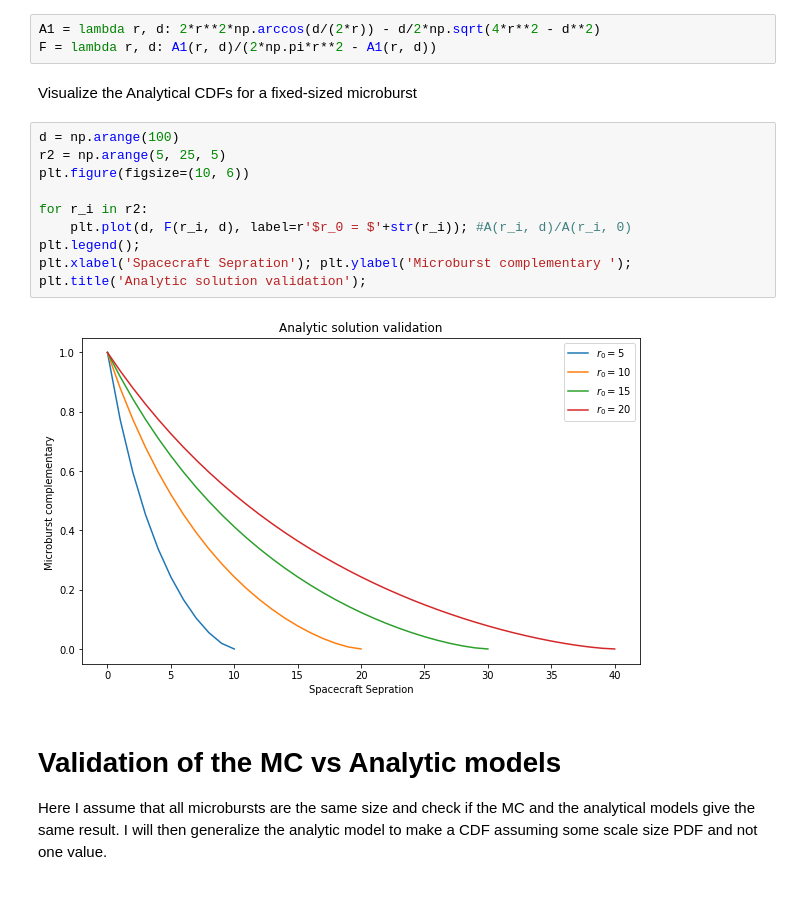
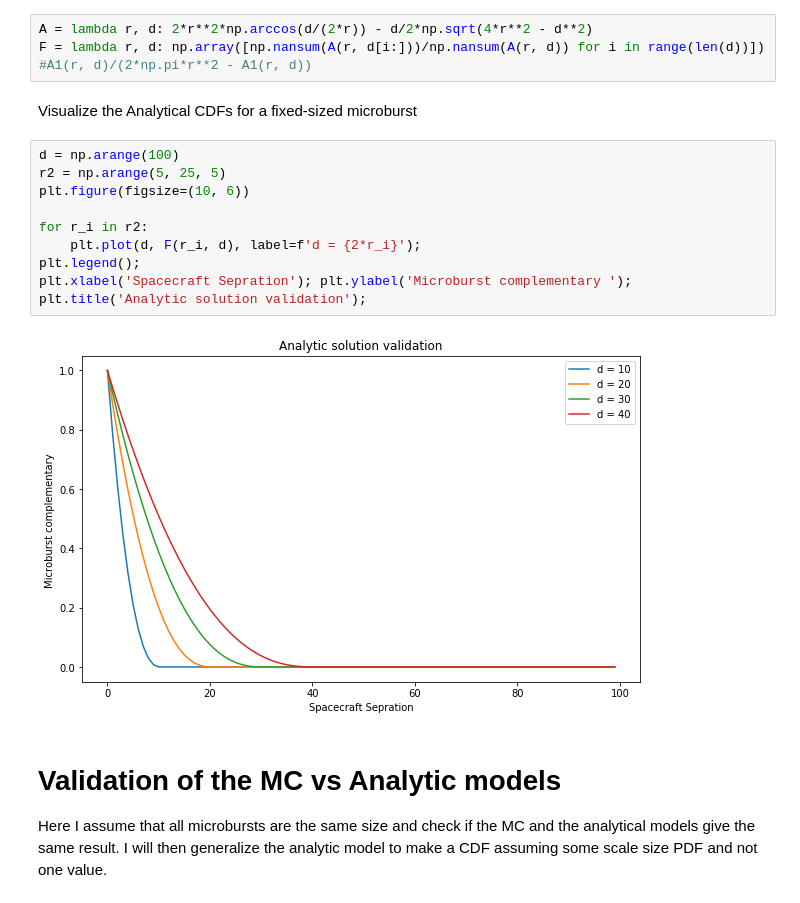
Before and after one commit to mshumko/ac6_microburst_scale_sizes, a Jupyter notebook: models/microburst_scale_size_model.ipynb, the cells around one changed output. Cells and saved outputs as stored; diff of their text form.

```diff
--- a/models/microburst_scale_size_model.ipynb
+++ b/models/microburst_scale_size_model.ipynb
@@ -212,22 +214,22 @@ Image("analytic_coincident_microburst_scale_size_bounds.png")
 # %% [markdown]
 Can double check with Wolfram: http://mathworld.wolfram.com/Circle-CircleIntersection.html
 # %%
-A1 = lambda r, d: 2*r**2*np.arccos(d/(2*r)) - d/2*np.sqrt(4*r**2 - d**2)
-F = lambda r, d: A1(r, d)/(2*np.pi*r**2 - A1(r, d))
+A = lambda r, d: 2*r**2*np.arccos(d/(2*r)) - d/2*np.sqrt(4*r**2 - d**2)
+F = lambda r, d: np.array([np.nansum(A(r, d[i:]))/np.nansum(A(r, d)) for i in range(len(d))])   #A1(r, d)/(2*np.pi*r**2 - A1(r, d))
 # %% [markdown]
 Visualize the Analytical CDFs for a fixed-sized microburst
 # %%
 d = np.arange(100)
 r2 = np.arange(5, 25, 5)
 plt.figure(figsize=(10, 6))
 
 for r_i in r2:
-    plt.plot(d, F(r_i, d), label=r'$r_0 = $'+str(r_i)); #A(r_i, d)/A(r_i, 0)
+    plt.plot(d, F(r_i, d), label=f'd = {2*r_i}');
 plt.legend();
 plt.xlabel('Spacecraft Sepration'); plt.ylabel('Microburst complementary ');
 plt.title('Analytic solution validation');
 # %% [output]
-[figure, old version]
+[figure, new version]
 # %% [markdown]
 # Validation of the MC vs Analytic models
 Here I assume that all microbursts are the same size and check if the MC and the analytical models give the same result. I will then generalize the analytic model to make a CDF assuming some scale size PDF and not one value.
```
Also changed, not shown: parts of 9 cells of this notebook.
